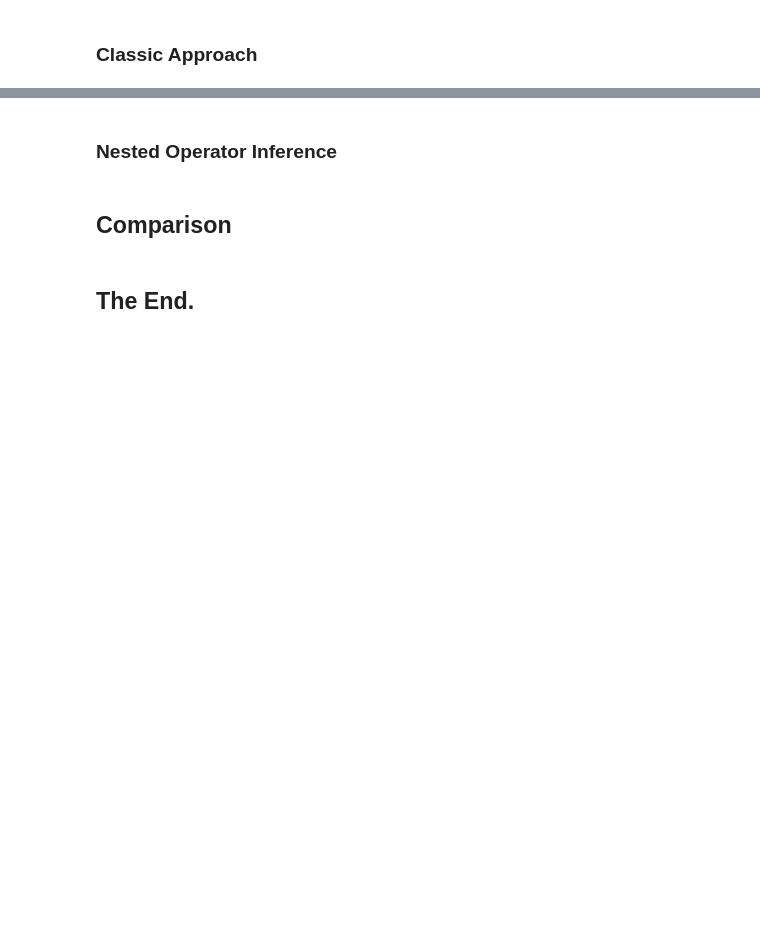
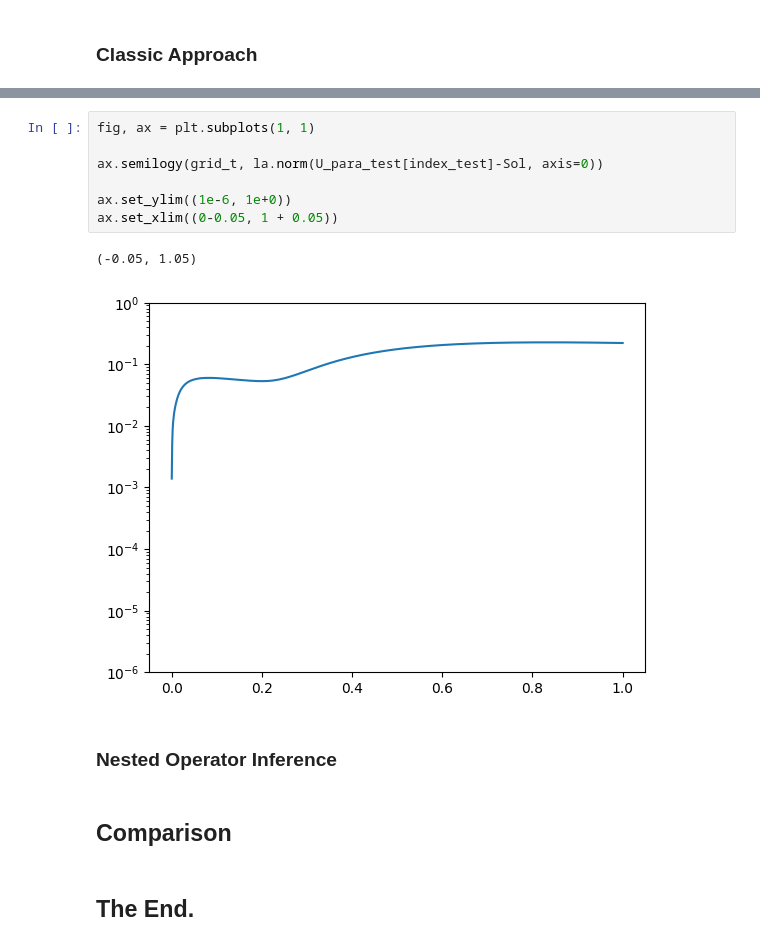
Before and after one commit to nicolearetz/rom-operator-inference-Python3, a Jupyter notebook: docs/source/tutorials/nested.ipynb, the cells around one changed output, grey strips where cells are left out. Saved outputs shown, nothing was run; the diff lists cells and outputs as text; blank space fills up the shorter version.

```diff
--- a/docs/source/tutorials/nested.ipynb
+++ b/docs/source/tutorials/nested.ipynb
@@ -137,3 +309,13 @@ r = 5: number of unknowns 40
+# %%
+fig, ax = plt.subplots(1, 1)
+
+ax.semilogy(grid_t, la.norm(U_para_test[index_test]-Sol, axis=0))
+
+ax.set_ylim((1e-6, 1e+0))
+ax.set_xlim((0-0.05, 1 + 0.05))
+# %% [output]
+(-0.05, 1.05)
+[figure, added]
 # %% [markdown]
 ### Nested Operator Inference
 # %% [markdown]
```
Also changed, not shown: parts of 15 cells of this notebook.
